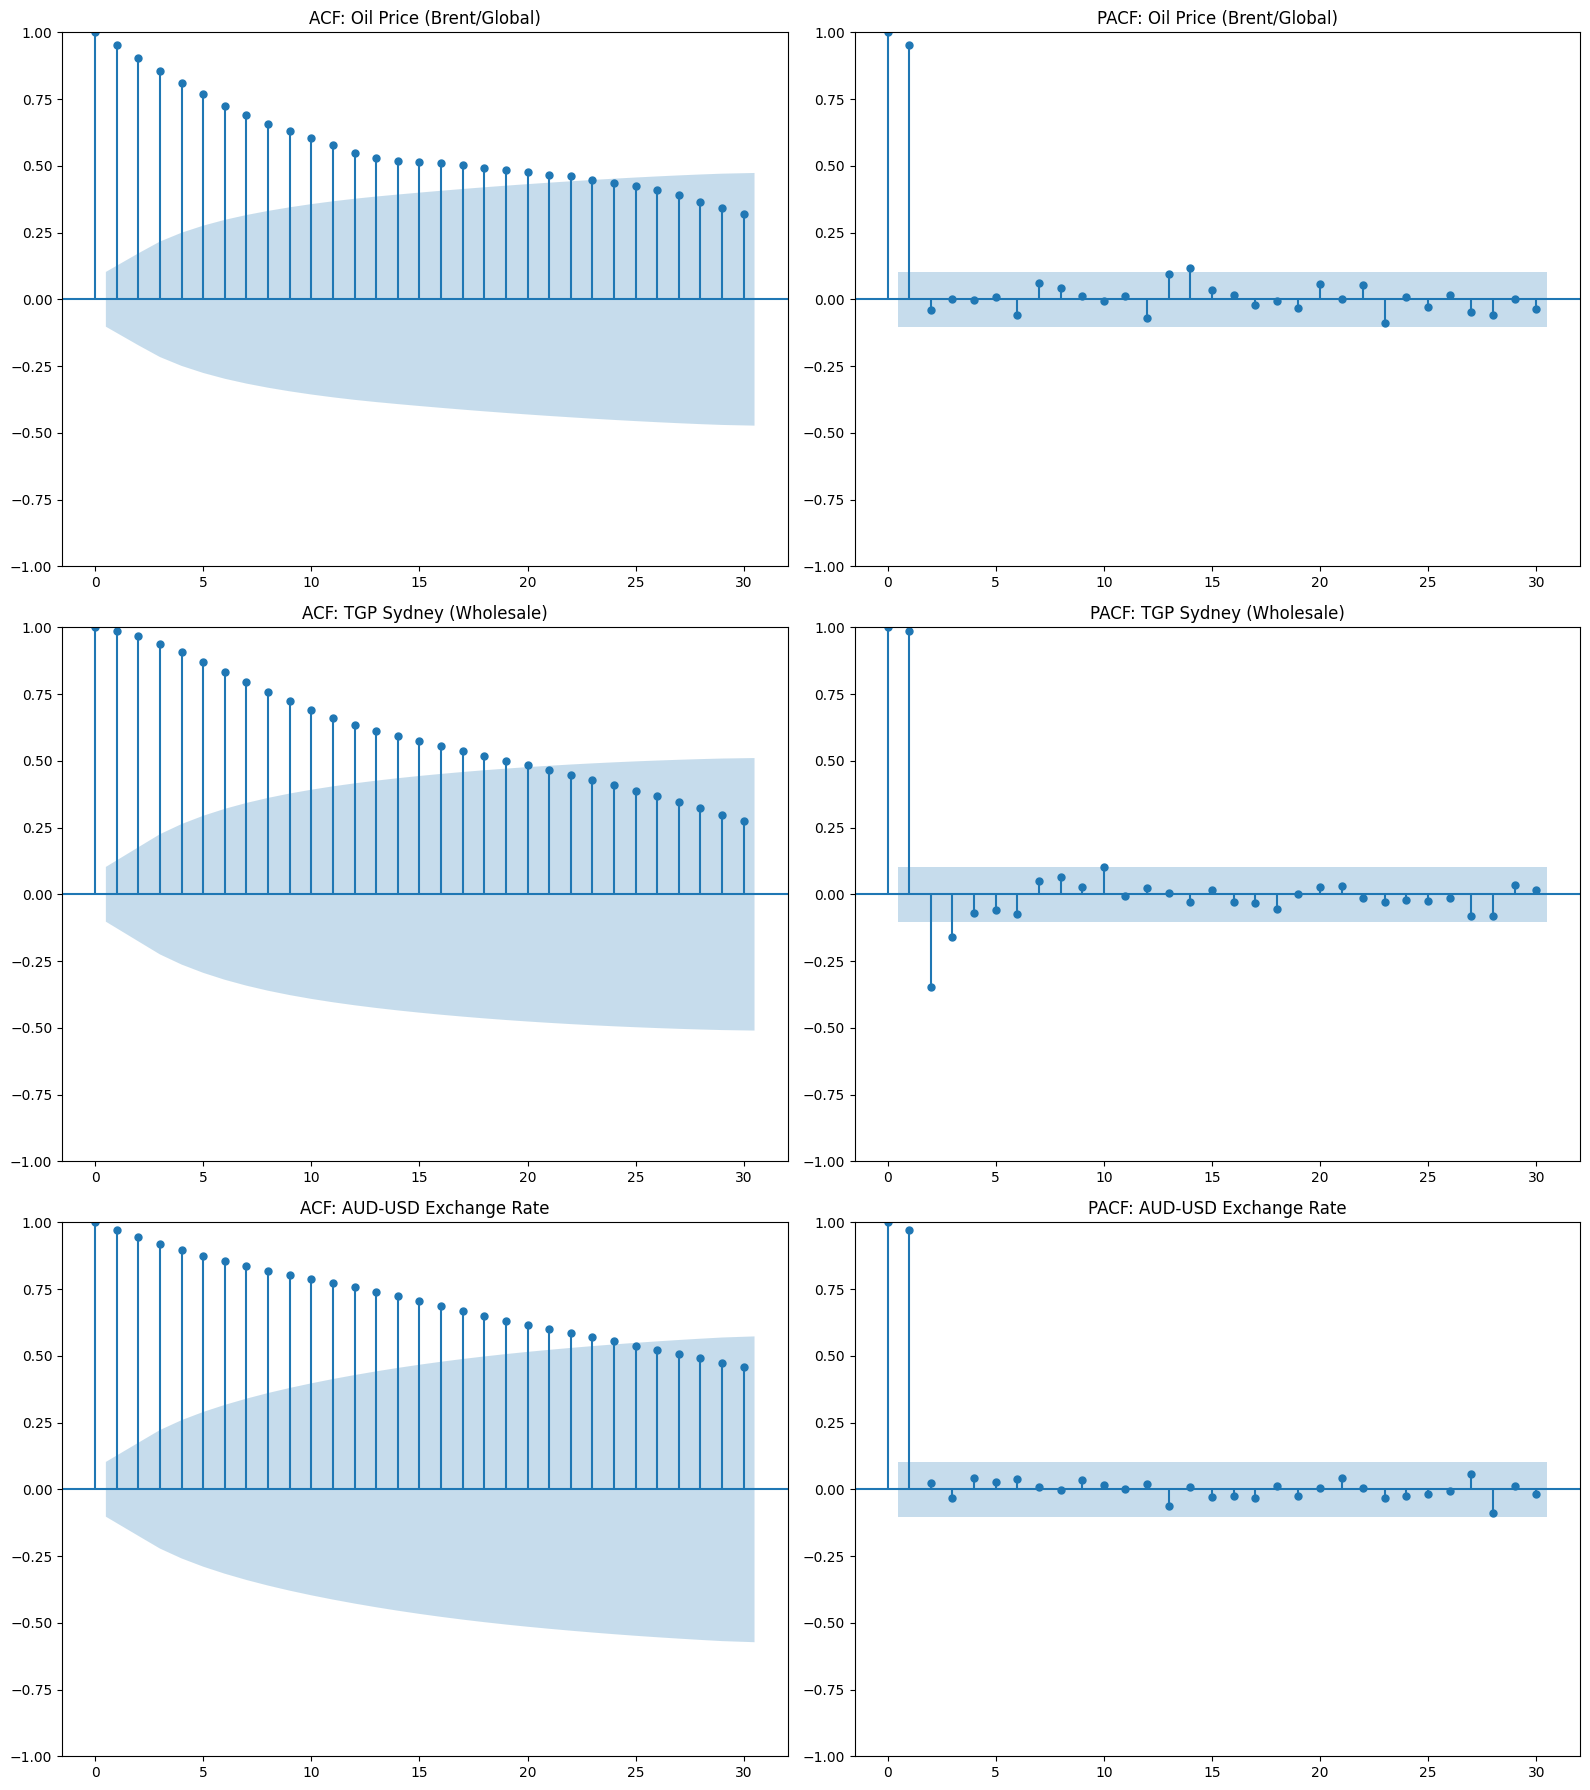
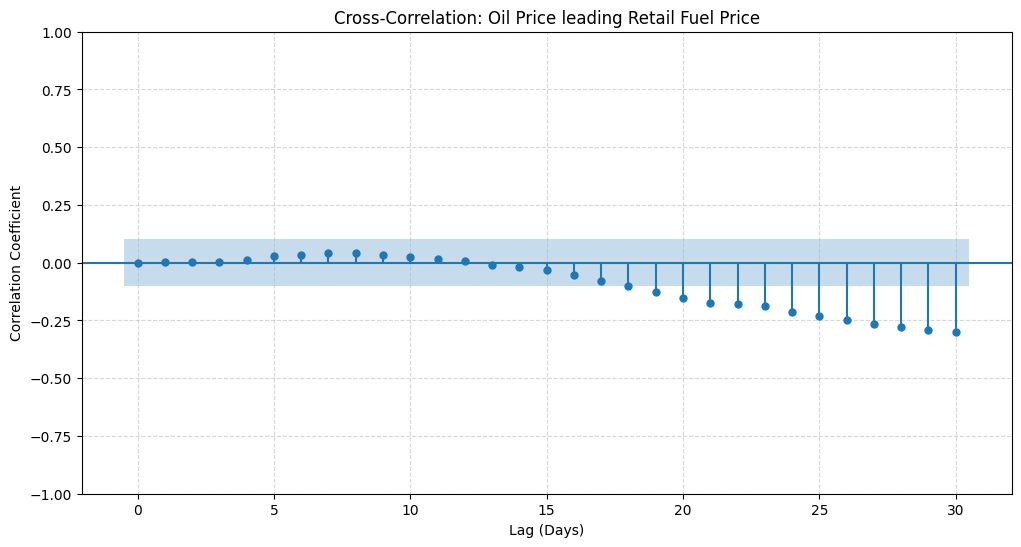
Code edit (unified diff) that turned the first committed figure into the second:
--- before
+++ after
@@ -1,29 +1,57 @@
+# import matplotlib.pyplot as plt
+# from statsmodels.graphics.tsaplots import plot_acf, plot_pacf
+
+# # Define the global/wholesale drivers you want to analyze
+# external_drivers = {
+#     'Oil Price (Brent/Global)': df_final.groupby('date')['oil_price'].mean(),
+#     'TGP Sydney (Wholesale)': df_final.groupby('date')['tgp_sydney'].mean(),
+#     'AUD-USD Exchange Rate': df_final.groupby('date')['aud_usd'].mean()
+# }
+
+# # Create a figure with a row for each variable
+# fig, axes = plt.subplots(3, 2, figsize=(16, 18))
+
+# for i, (name, series) in enumerate(external_drivers.items()):
+#     # Drop NaNs and ensure chronological order
+#     series = series.dropna().sort_index()
+    
+#     # Calculate safe lags for this specific series
+#     n_obs = len(series)
+#     safe_lags = min(30, int(n_obs / 2) - 1)
+    
+#     # ACF: Shows the "Trend Persistence"
+#     plot_acf(series, lags=safe_lags, ax=axes[i, 0], title=f"ACF: {name}")
+    
+#     # PACF: Shows the "Direct Memory"
+#     plot_pacf(series, lags=safe_lags, ax=axes[i, 1], title=f"PACF: {name}")
+
+# plt.tight_layout()
+# plt.show()
+
 import matplotlib.pyplot as plt
-from statsmodels.graphics.tsaplots import plot_acf, plot_pacf
+import pandas as pd
+from statsmodels.tsa.stattools import ccf
+from statsmodels.graphics.tsaplots import plot_ccf
 
-# Define the global/wholesale drivers you want to analyze
-external_drivers = {
-    'Oil Price (Brent/Global)': df_final.groupby('date')['oil_price'].mean(),
-    'TGP Sydney (Wholesale)': df_final.groupby('date')['tgp_sydney'].mean(),
-    'AUD-USD Exchange Rate': df_final.groupby('date')['aud_usd'].mean()
-}
+# 3. Now group and calculate the mean safely
+df_daily = df_final.groupby('date').mean(numeric_only=True).sort_index()
 
-# Create a figure with a row for each variable
-fig, axes = plt.subplots(3, 2, figsize=(16, 18))
+# Extract your cleaned, synchronized signals
+df_clean = df_daily[['oil_price', 'fuel_price']].dropna()
 
-for i, (name, series) in enumerate(external_drivers.items()):
-    # Drop NaNs and ensure chronological order
-    series = series.dropna().sort_index()
-    
-    # Calculate safe lags for this specific series
-    n_obs = len(series)
-    safe_lags = min(30, int(n_obs / 2) - 1)
-    
-    # ACF: Shows the "Trend Persistence"
-    plot_acf(series, lags=safe_lags, ax=axes[i, 0], title=f"ACF: {name}")
-    
-    # PACF: Shows the "Direct Memory"
-    plot_pacf(series, lags=safe_lags, ax=axes[i, 1], title=f"PACF: {name}")
+oil_signal = df_clean['oil_price']
+fuel_signal = df_clean['fuel_price']
 
-plt.tight_layout()
+# 2. Plot the Cross-Correlation Function (CCF)
+fig, ax = plt.subplots(figsize=(12, 6))
+
+# Note: In statsmodels plot_ccf(x, y), it calculates correlation between X(t) and Y(t+k)
+# So it shows how X (Oil) predicts Y (Fuel) at future lags
+plot_ccf(oil_signal, fuel_signal, lags=30, ax=ax, alpha=0.05)
+
+ax.set_title("Cross-Correlation: Oil Price leading Retail Fuel Price")
+ax.set_xlabel("Lag (Days)")
+ax.set_ylabel("Correlation Coefficient")
+ax.grid(True, linestyle='--', alpha=0.5)
+
 plt.show()

Commit: rename price to fuel price cross-correlation graph begin